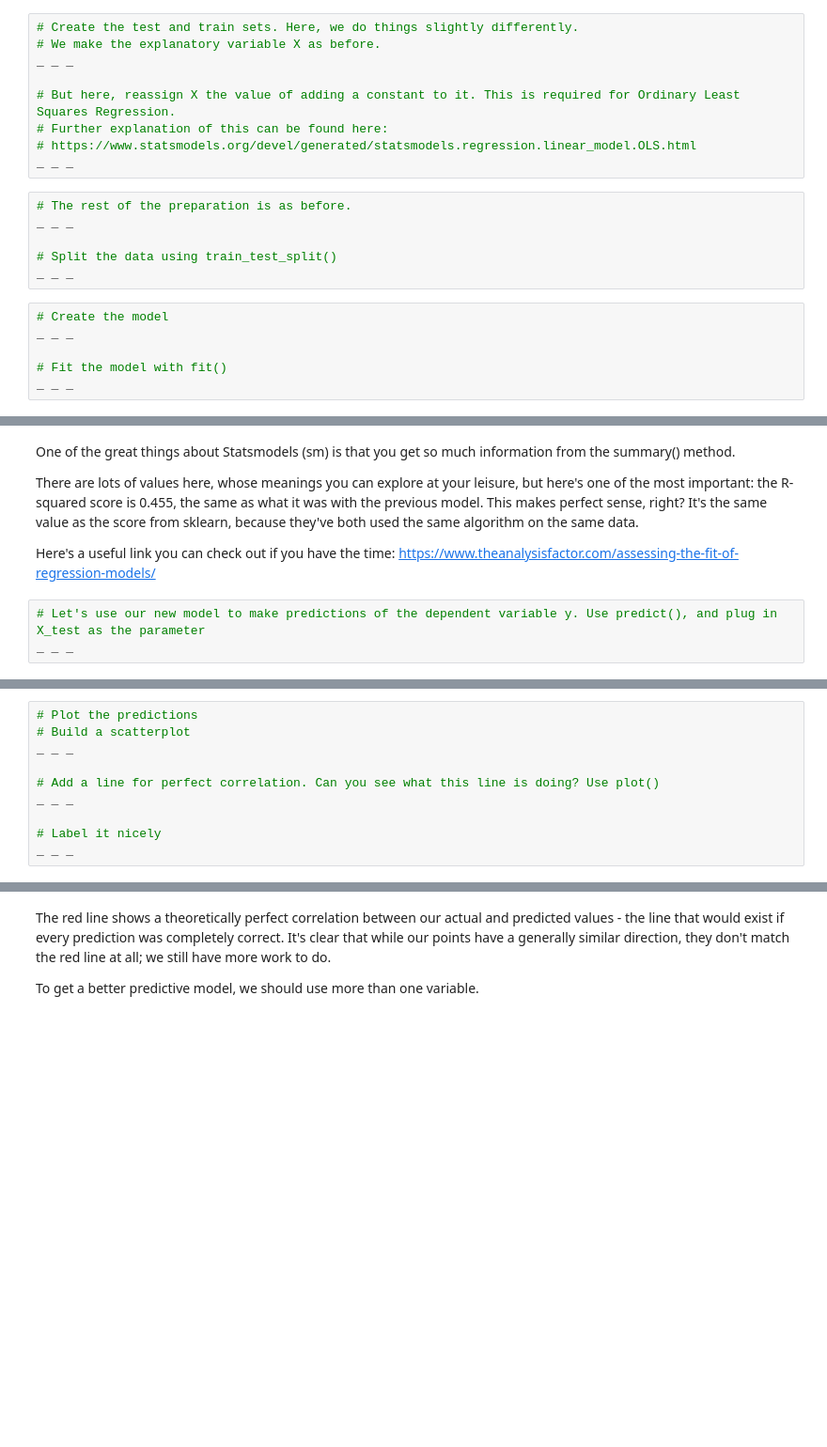
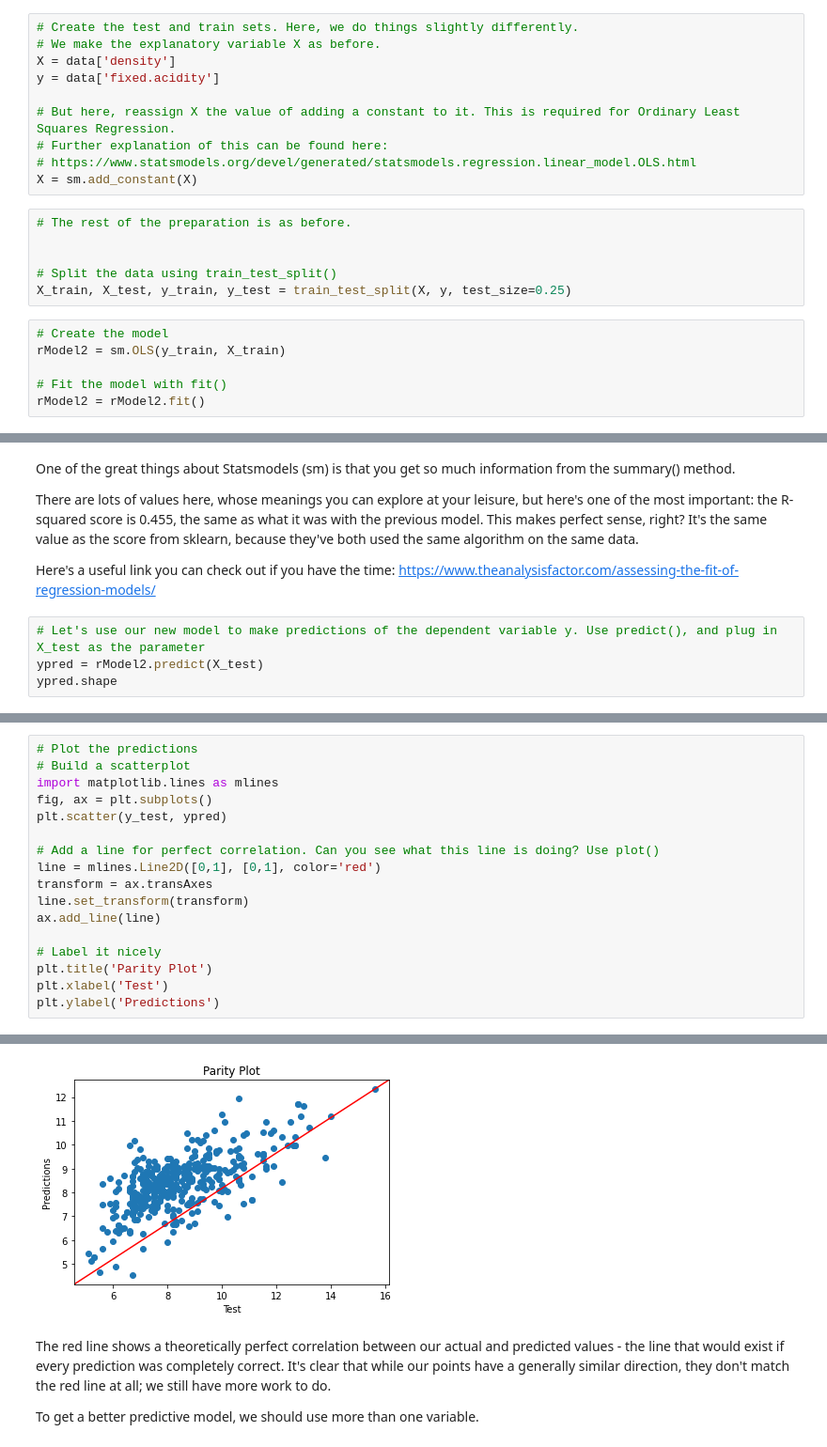
Before and after one commit to cogentdom/Linear_Regression, a Jupyter notebook: Springboard Regression Case Study - the Red Wine Dataset - Tier 3.ipynb, the cells around one changed output, grey strips where cells are left out. Shown at 94% size. Drawn from its saved outputs; the diff is of its cells as text; blank space fills up the shorter version.

```diff
--- a/Springboard Regression Case Study - the Red Wine Dataset - Tier 3.ipynb
+++ b/Springboard Regression Case Study - the Red Wine Dataset - Tier 3.ipynb
@@ -331,23 +342,24 @@ Let's build a similar model using a different package, to see if we get a better
 # %%
 # Create the test and train sets. Here, we do things slightly differently.
 # We make the explanatory variable X as before.
-_ _ _
+X = data['density']
+y = data['fixed.acidity']
 
 # But here, reassign X the value of adding a constant to it. This is required for Ordinary Least Squares Regression.
 # Further explanation of this can be found here:
 # https://www.statsmodels.org/devel/generated/statsmodels.regression.linear_model.OLS.html
-_ _ _
+X = sm.add_constant(X)
 # %%
 # The rest of the preparation is as before.
-_ _ _
+
 
 # Split the data using train_test_split()
-_ _ _
+X_train, X_test, y_train, y_test = train_test_split(X, y, test_size=0.25)
 # %%
 # Create the model
-_ _ _
+rModel2 = sm.OLS(y_train, X_train)
 
 # Fit the model with fit()
-_ _ _
+rModel2 = rModel2.fit()
 # %%
 # Evaluate the model with .summary()
@@ -360,4 +394,5 @@ There are lots of values here, whose meanings you can explore at your leisure, b
 Here's a useful link you can check out if you have the time: https://www.theanalysisfactor.com/assessing-the-fit-of-regression-models/
 # %%
 # Let's use our new model to make predictions of the dependent variable y. Use predict(), and plug in X_test as the parameter
-_ _ _
+ypred = rModel2.predict(X_test)
+ypred.shape
@@ -364,10 +401,18 @@ _ _ _
 # %%
 # Plot the predictions
 # Build a scatterplot
-_ _ _
+import matplotlib.lines as mlines
+fig, ax = plt.subplots()
+plt.scatter(y_test, ypred)
 
 # Add a line for perfect correlation. Can you see what this line is doing? Use plot()
-_ _ _
+line = mlines.Line2D([0,1], [0,1], color='red')
+transform = ax.transAxes
+line.set_transform(transform)
+ax.add_line(line)
 
 # Label it nicely
-_ _ _
+plt.title('Parity Plot')
+plt.xlabel('Test')
+plt.ylabel('Predictions')
+# %% [output]
@@ -374,3 +420,4 @@ _ _ _
+[figure, added]
 # %% [markdown]
 The red line shows a theoretically perfect correlation between our actual and predicted values - the line that would exist if every prediction was completely correct. It's clear that while our points have a generally similar direction, they don't match the red line at all; we still have more work to do.
 
```
Also changed, not shown: parts of 19 cells of this notebook.
